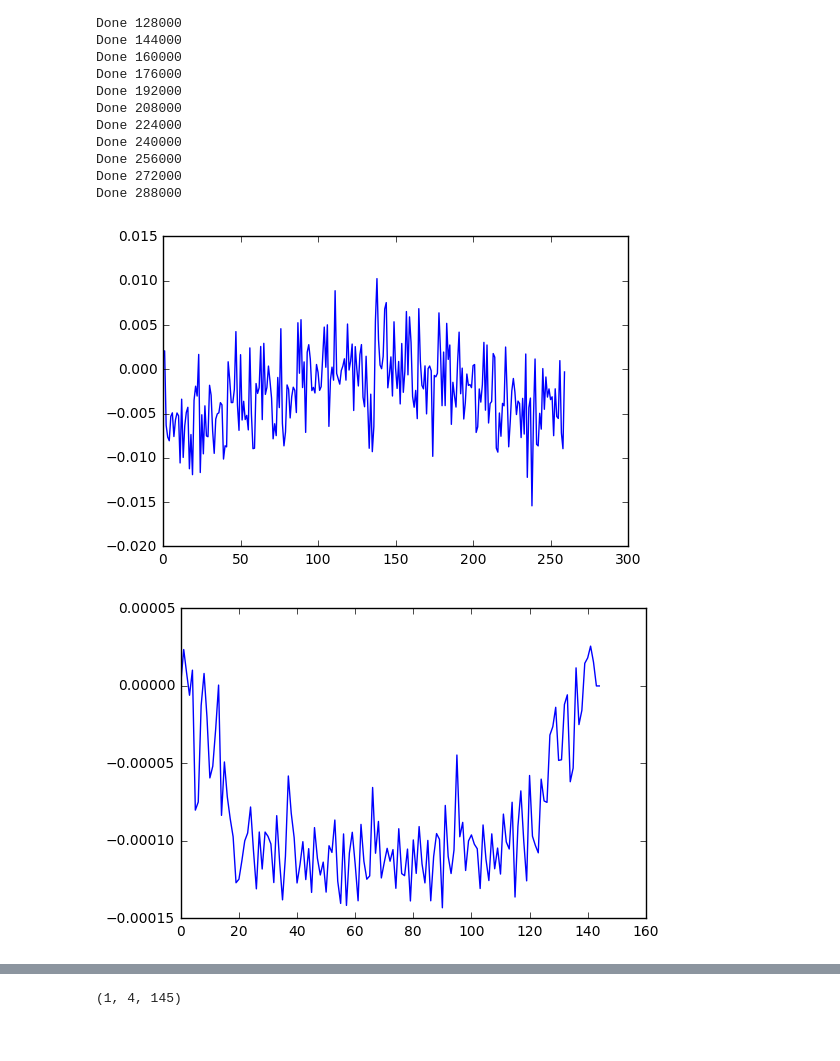
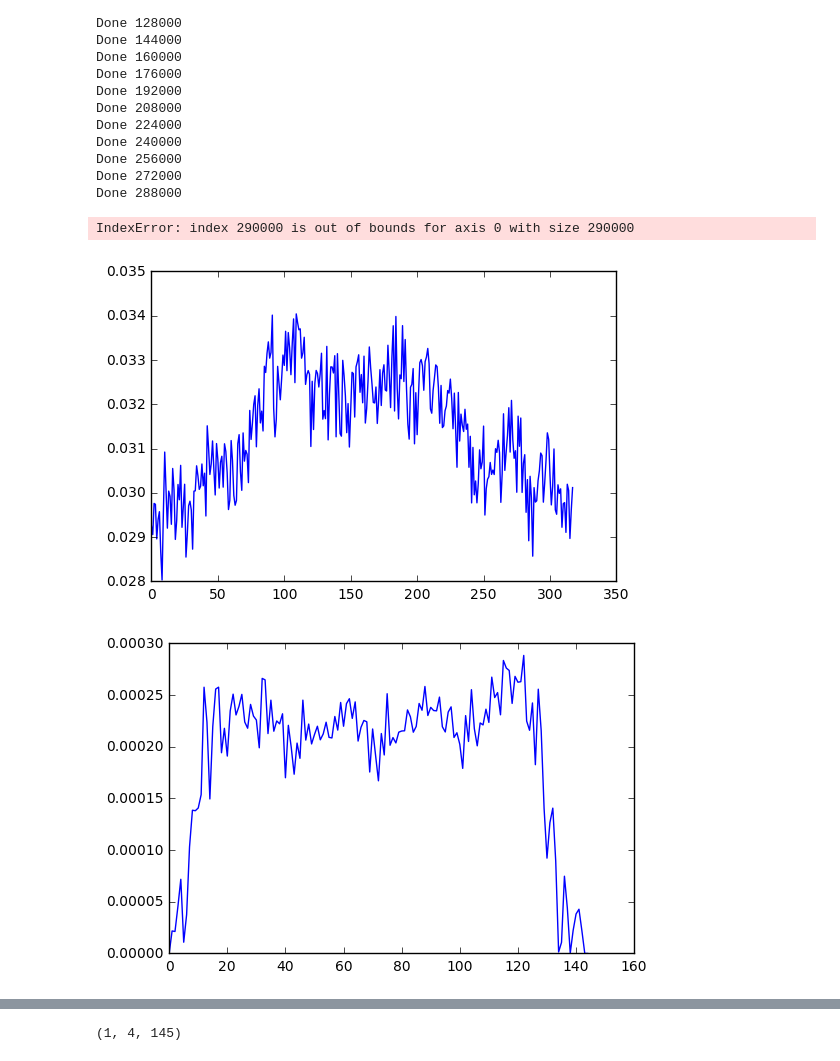
Before and after one commit to irvhsu/cs273b-project, a Jupyter notebook: notebooks/interpretation/deeplift.ipynb, the cells around one changed output, grey strips where cells are left out. Drawn from its saved outputs; the diff is of its cells as text; code cells hidden in the pictures.

```diff
--- a/notebooks/interpretation/deeplift.ipynb
+++ b/notebooks/interpretation/deeplift.ipynb
@@ -47,7 +47,7 @@ def seqs_to_encoded_matrix(seqs):
     return result
 # %%
 seqs, coords = [], []
-with open('../hepg2_501.txt') as dnase:
+with open('../../data/dnase/hepg2.dnase.fa') as dnase:
     chrom = None
     for line in dnase:
         if line[0] == '>':
@@ -55,7 +55,8 @@ with open('../hepg2_501.txt') as dnase:
                 frags = fragment_seq(seq)
                 seqs += frags
                 coords += [(chrom, start, end, len(frags))]
-            chrom, rest = line[1:].strip().split(':')
+            count, rest = line[1:].strip().split('::')
+            chrom, rest = rest.split(':')
             start, end = map(int, rest.split('-'))
             seq = ''
         else:
@@ -131,6 +132,8 @@ for chrom, start, end, num in coords:
             activity[chrom][pos] += [act]
 
     seq_idx += num
+# %% [output]
+IndexError: index 290000 is out of bounds for axis 0 with size 290000
 # %%
 counts = []
 for chrom, start, end, num in coords[:2000]:
@@ -139,18 +142,18 @@ for chrom, start, end, num in coords[:2000]:
     begin = int(center - (shifts-4)*STRIDE - SEQ_LEN / 2)
     stop  = int(center + (shifts-4)*STRIDE + SEQ_LEN / 2)
 
-    acts = [sum(activity[chrom][pos+start][:5]) for pos in range(begin, stop)]
+    acts = [np.mean((activity[chrom][pos+start][2:3])) for pos in range(begin, stop)]
 
     counts += [acts]
 
 c = np.vstack(counts)
 # %%
-plt.plot(c.mean(axis = 0))
+plt.plot(np.abs(c).mean(axis = 0))
 plt.show()
 # %% [output]
-[figure, old version]
+[figure, new version]
 # %%
 plt.plot(scores.mean(axis = 2).reshape(290000, 145).mean(axis = 0))
 plt.show()
 # %% [output]
-[figure, old version]
+[figure, new version]
```
Also changed, not shown: parts of 15 cells of this notebook, 1 other file.
